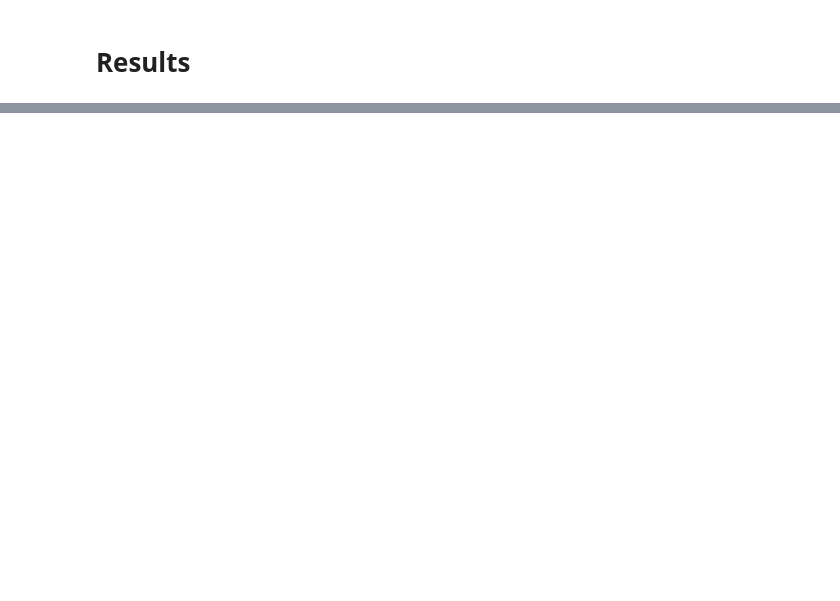
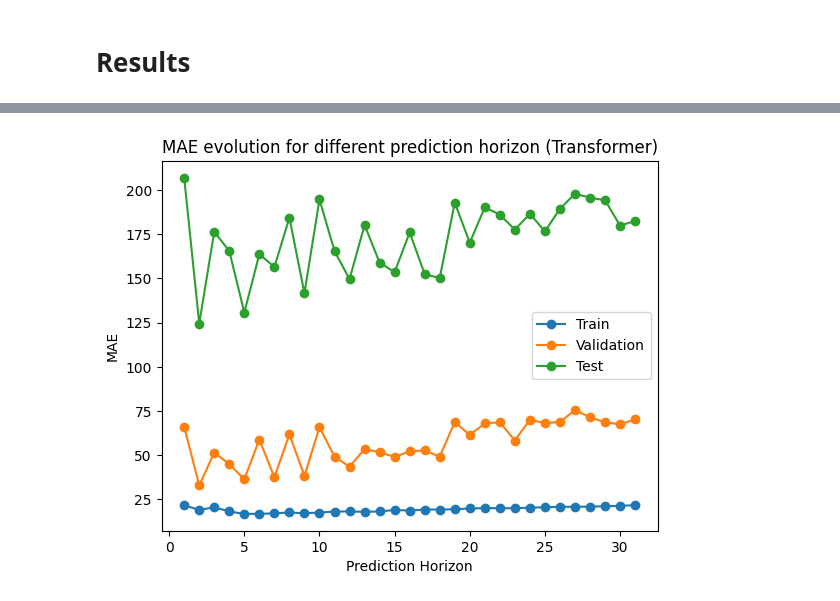
Before and after one commit to irene-fagnani/ADAML-project2, a Jupyter notebook: Transformer_NN.ipynb, the cells around one changed output, grey strips where cells are left out. Drawn from its saved outputs; the diff is of its cells as text; code cells hidden in the pictures; blank space fills up the shorter version.

```diff
--- a/Transformer_NN.ipynb
+++ b/Transformer_NN.ipynb
@@ -453,0 +568,14 @@ plt.show()
+# %%
+
+x_ticks = range(1, 32)
+plt.plot(x_ticks, total_train_mae, '-o', label='Train')
+plt.plot(x_ticks, total_val_mae, '-o', label='Validation')
+plt.plot(x_ticks, total_test_mae, '-o', label='Test')
+
+plt.title("MAE evolution for different prediction horizon (Transformer)")
+plt.xlabel("Prediction Horizon")
+plt.ylabel("MAE")
+plt.legend()
+plt.show()
+# %% [output]
+[figure, added]
```
Also changed, not shown: parts of 7 cells of this notebook.
